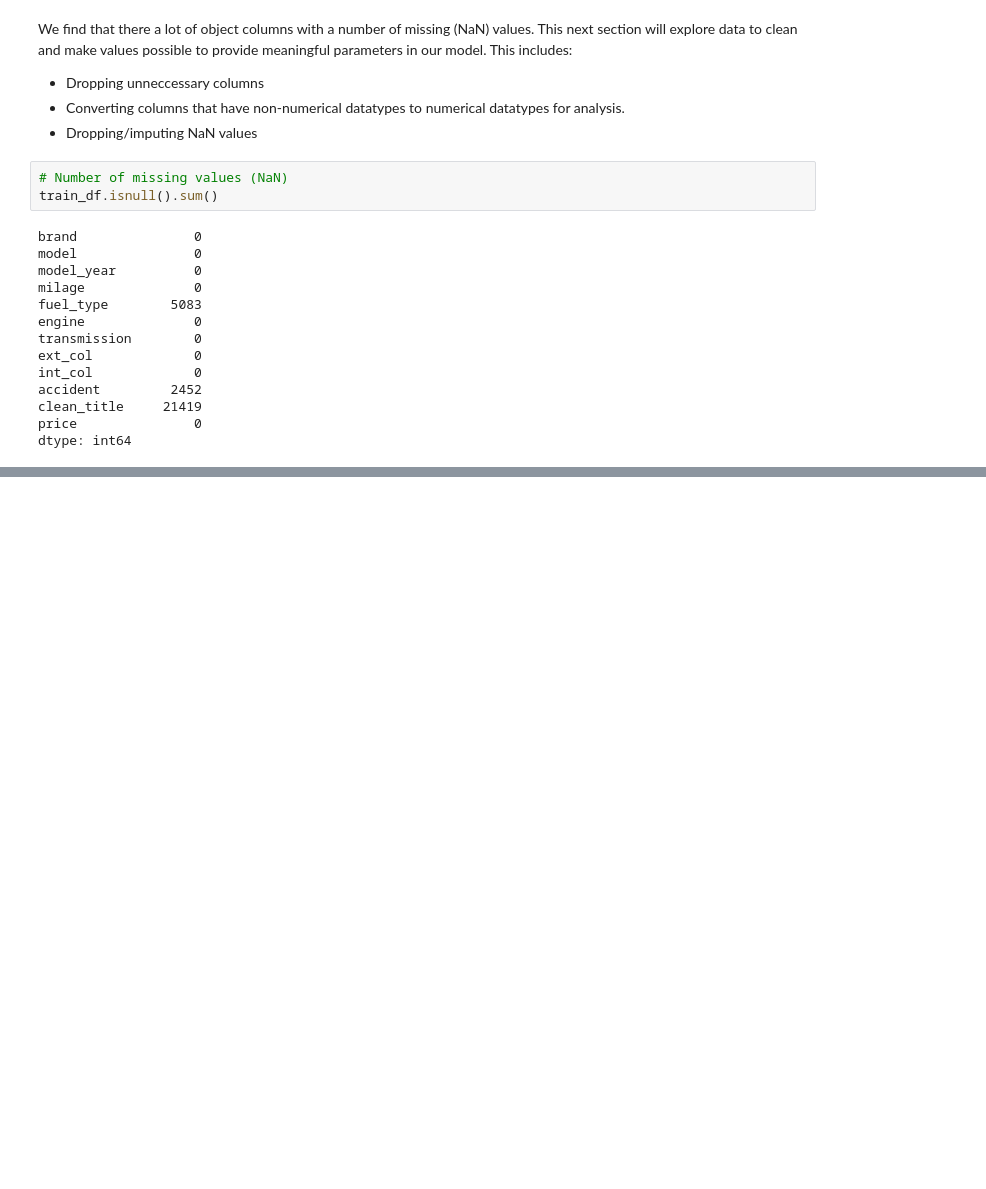
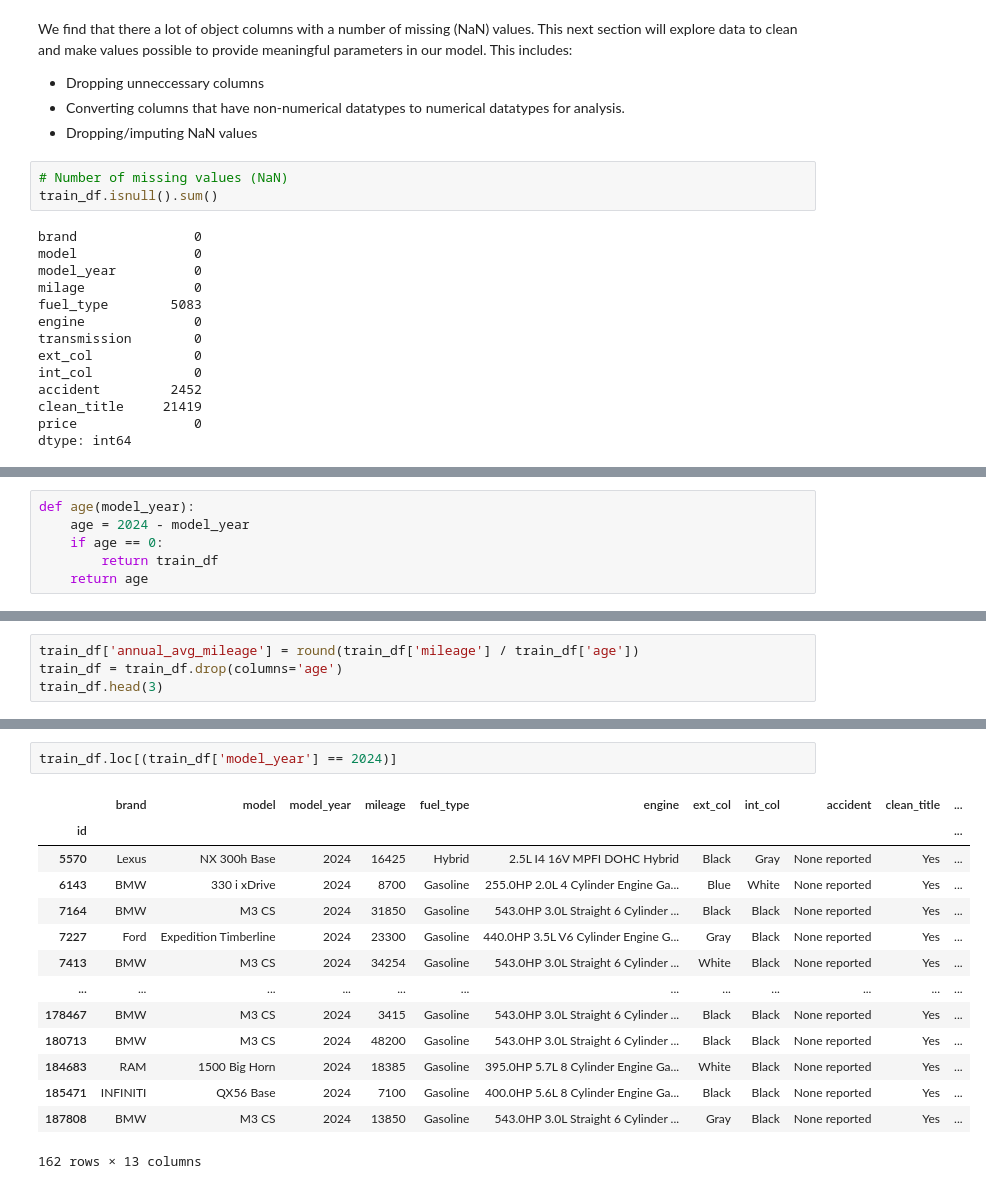
Before and after one commit to aneesakram/regression-of-used-car-prices, a Jupyter notebook: carPriceReg.ipynb, the cells around one changed output, grey strips where cells are left out. Drawn from its saved outputs; the diff is of its cells as text; blank space fills up the shorter version.

```diff
--- a/carPriceReg.ipynb
+++ b/carPriceReg.ipynb
@@ -104,0 +180,6 @@ train_df.rename(columns={"milage":"mileage"})
+# %%
+def age(model_year):
+    age = 2024 - model_year
+    if age == 0:
+        return train_df
+    return age
@@ -104,0 +191,4 @@ train_df.rename(columns={"milage":"mileage"})
+# %%
+train_df['annual_avg_mileage'] = round(train_df['mileage'] / train_df['age'])
+train_df = train_df.drop(columns='age')
+train_df.head(3)
@@ -104,0 +201,17 @@ train_df.rename(columns={"milage":"mileage"})
+# %%
+train_df.loc[(train_df['model_year'] == 2024)]
+# %% [output]
+|  | brand | model | model_year | mileage | fuel_type | engine | ext_col | int_col | accident | clean_title | ... |
+| id |  |  |  |  |  |  |  |  |  |  | ... |
+| 5570 | Lexus | NX 300h Base | 2024 | 16425 | Hybrid | 2.5L I4 16V MPFI DOHC Hybrid | Black | Gray | None reported | Yes | ... |
+| 6143 | BMW | 330 i xDrive | 2024 | 8700 | Gasoline | 255.0HP 2.0L 4 Cylinder Engine Ga... | Blue | White | None reported | Yes | ... |
+| 7164 | BMW | M3 CS | 2024 | 31850 | Gasoline | 543.0HP 3.0L Straight 6 Cylinder ... | Black | Black | None reported | Yes | ... |
+| 7227 | Ford | Expedition Timberline | 2024 | 23300 | Gasoline | 440.0HP 3.5L V6 Cylinder Engine G... | Gray | Black | None reported | Yes | ... |
+| 7413 | BMW | M3 CS | 2024 | 34254 | Gasoline | 543.0HP 3.0L Straight 6 Cylinder ... | White | Black | None reported | Yes | ... |
+| ... | ... | ... | ... | ... | ... | ... | ... | ... | ... | ... | ... |
+| 178467 | BMW | M3 CS | 2024 | 3415 | Gasoline | 543.0HP 3.0L Straight 6 Cylinder ... | Black | Black | None reported | Yes | ... |
+| 180713 | BMW | M3 CS | 2024 | 48200 | Gasoline | 543.0HP 3.0L Straight 6 Cylinder ... | Black | Black | None reported | Yes | ... |
+| 184683 | RAM | 1500 Big Horn | 2024 | 18385 | Gasoline | 395.0HP 5.7L 8 Cylinder Engine Ga... | White | Black | None reported | Yes | ... |
+| 185471 | INFINITI | QX56 Base | 2024 | 7100 | Gasoline | 400.0HP 5.6L 8 Cylinder Engine Ga... | Black | Black | None reported | Yes | ... |
+| 187808 | BMW | M3 CS | 2024 | 13850 | Gasoline | 543.0HP 3.0L Straight 6 Cylinder ... | Gray | Black | None reported | Yes | ... |
+162 rows × 13 columns
```
Also changed, not shown: parts of 12 cells of this notebook.
